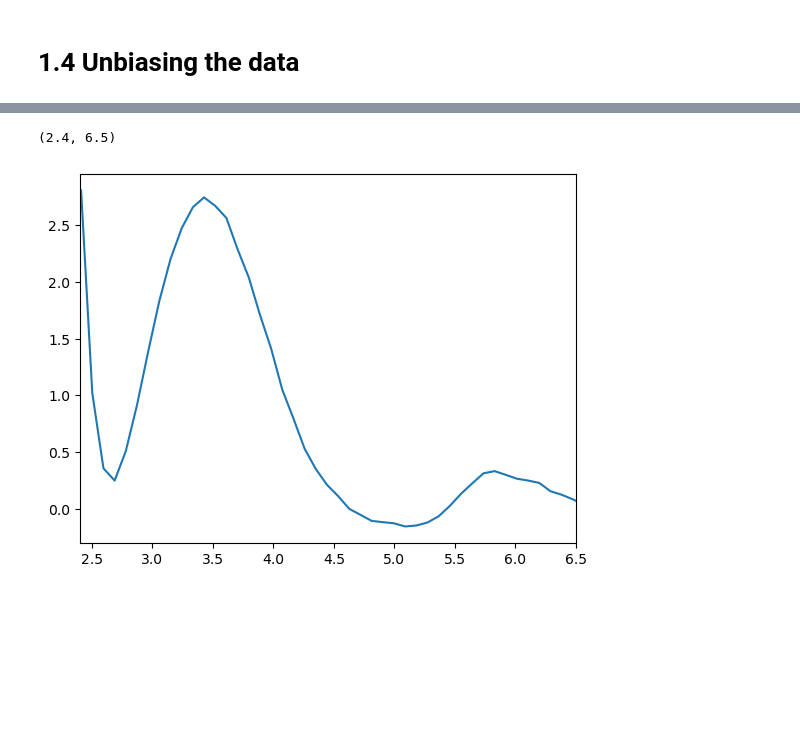
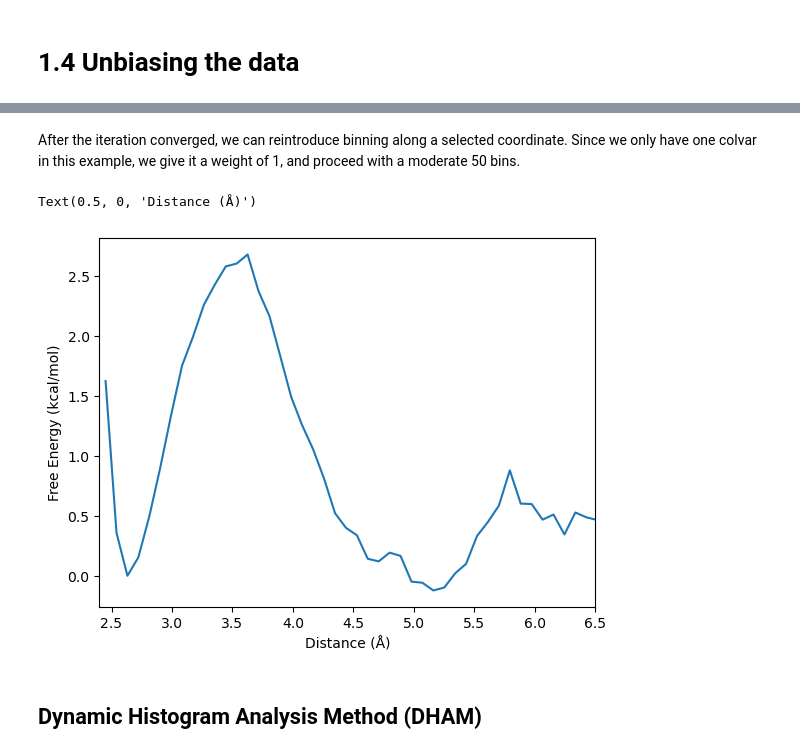
Before and after one commit to rostaresearch/enhanced-sampling-workshop-2022, a Jupyter notebook: Day1/1.Umbrella_Sampling_NaCl/NaCl_Umbrella_Sampling.ipynb, the cells around one changed output, grey strips where cells are left out. Drawn from its saved outputs; the diff is of its cells as text; code cells hidden in the pictures; blank space fills up the shorter version.

```diff
--- a/Day1/1.Umbrella_Sampling_NaCl/NaCl_Umbrella_Sampling.ipynb
+++ b/Day1/1.Umbrella_Sampling_NaCl/NaCl_Umbrella_Sampling.ipynb
@@ -385,6 +358,18 @@ w.project_1d([1], 50)  # create a nice one, this also plots the contribution fro
+# %%
+from src.wham import WHAM
+w = WHAM()
+w.setup(all_dists, T, k_val, centers)
+w.converge(0.000001)
+w.project_1d([1], 50)
+# %% [markdown]
+After the iteration converged, we can reintroduce binning along a selected coordinate. Since we only have one colvar in this example, we give it a weight of 1, and proceed with a moderate 50 bins.
 # %%
 plt.plot(w.qspace12, w.rUep)
 plt.xlim(2.4, 6.5)
+plt.ylabel("Free Energy (kcal/mol)")
+plt.xlabel("Distance (Å)")
 # %% [output]
-(2.4, 6.5)
+Text(0.5, 0, 'Distance (Å)')
-[figure, old version]
+[figure, new version]
+# %% [markdown]
+## Dynamic Histogram Analysis Method (DHAM)
```
Also changed, not shown: parts of 51 cells of this notebook, 2 other files.
